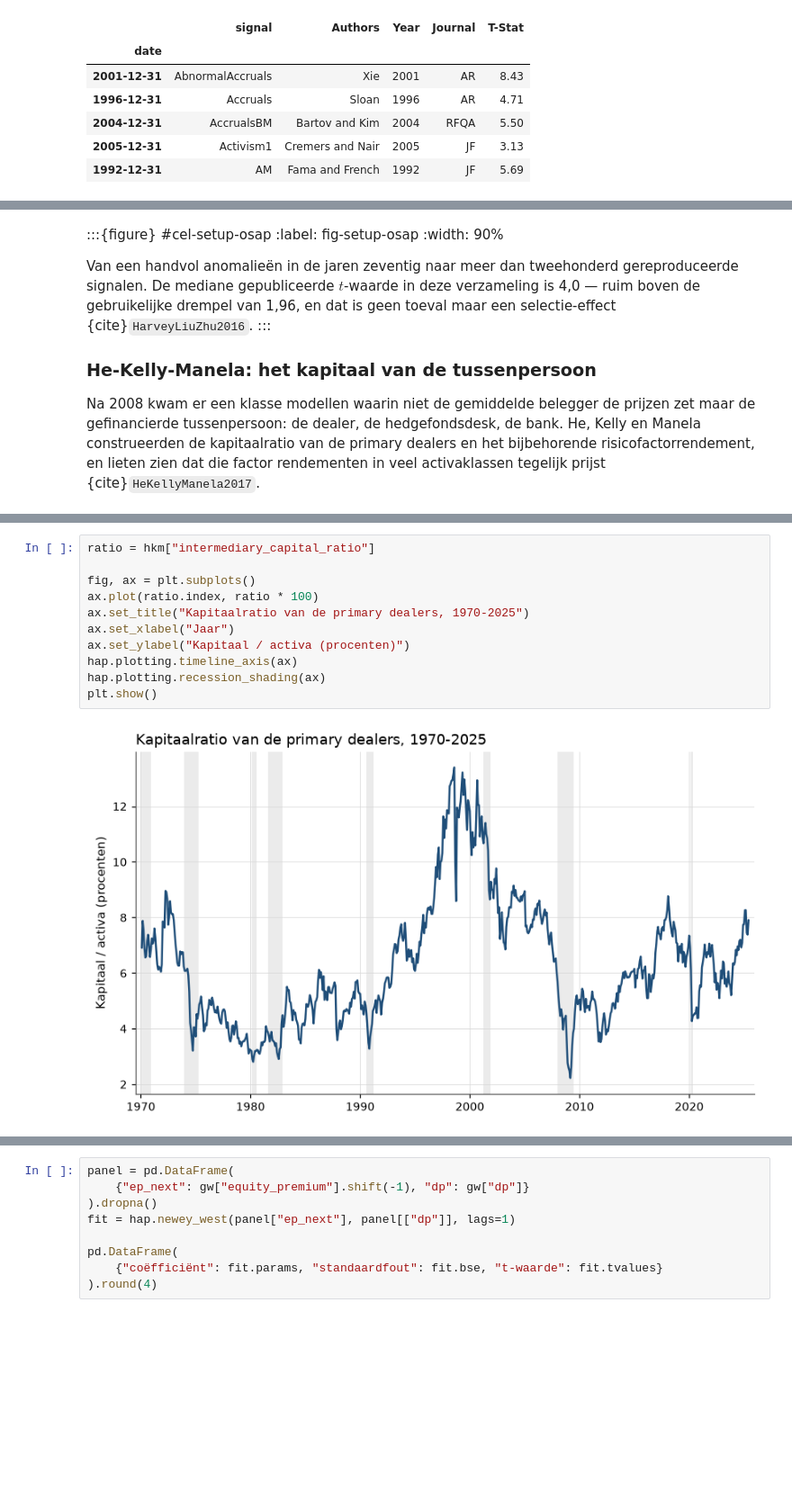
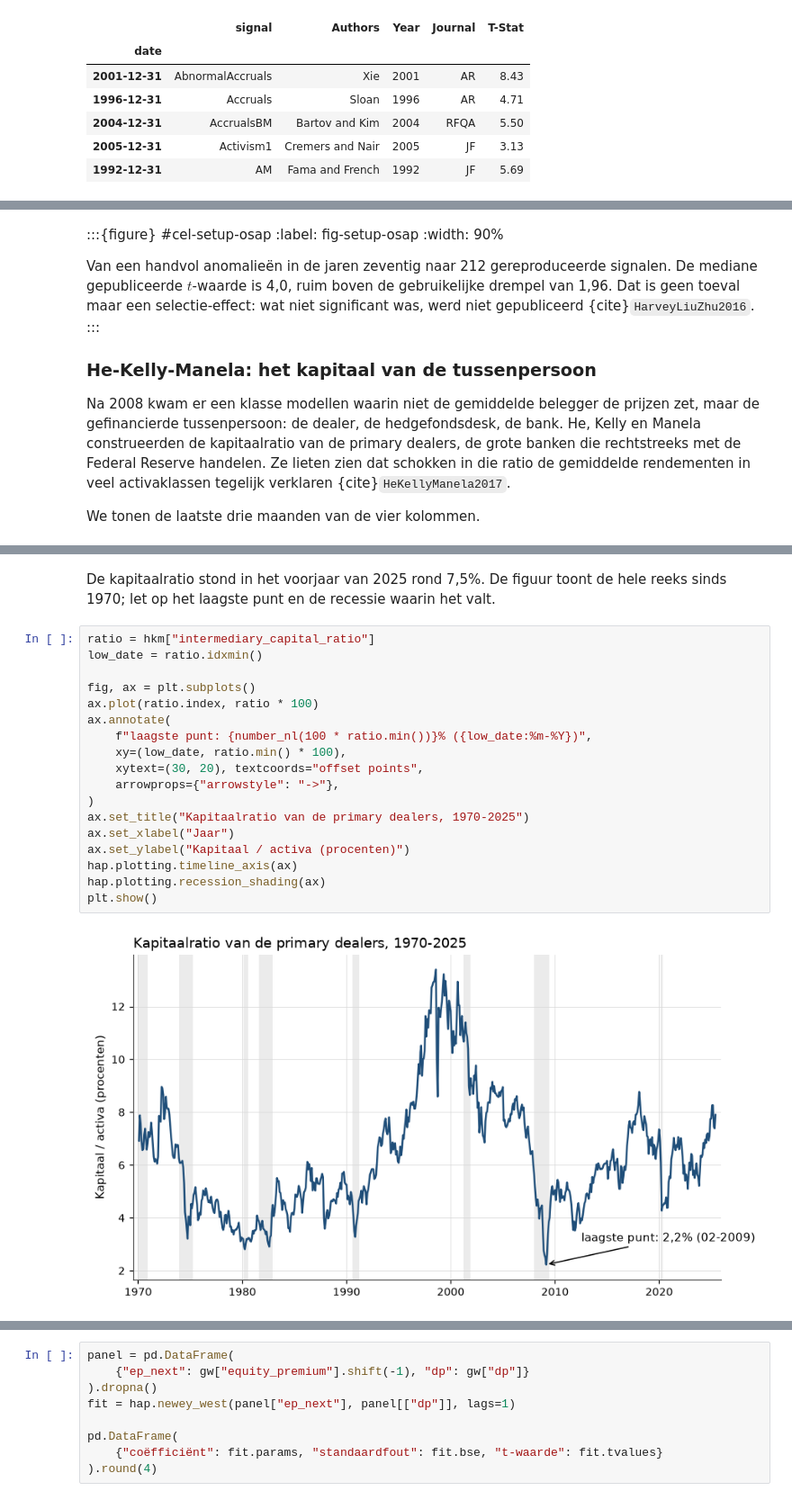
Before and after one commit to MaartenN14/history-asset-pricing, a Jupyter notebook: lectures/00_00_setup.ipynb, the cells around one changed output, grey strips where cells are left out. Shown at 90% size. Drawn from its saved outputs; the diff is of its cells as text; blank space fills up the shorter version.

```diff
--- a/lectures/00_00_setup.ipynb
+++ b/lectures/00_00_setup.ipynb
@@ -488,20 +577,22 @@ plt.show()
 :label: fig-setup-osap
 :width: 90%
 
-Van een handvol anomalieën in de jaren zeventig naar meer dan tweehonderd
-gereproduceerde signalen. De mediane gepubliceerde $t$-waarde in deze
-verzameling is 4,0 — ruim boven de gebruikelijke drempel van 1,96, en dat is
-geen toeval maar een selectie-effect {cite}`HarveyLiuZhu2016`.
+Van een handvol anomalieën in de jaren zeventig naar 212 gereproduceerde
+signalen. De mediane gepubliceerde $t$-waarde is 4,0, ruim boven de gebruikelijke
+drempel van 1,96. Dat is geen toeval maar een selectie-effect: wat niet
+significant was, werd niet gepubliceerd {cite}`HarveyLiuZhu2016`.
 :::
 
 ### He-Kelly-Manela: het kapitaal van de tussenpersoon
 
-Na 2008 kwam er een klasse modellen waarin niet de gemiddelde belegger de
-prijzen zet maar de gefinancierde tussenpersoon: de dealer, de hedgefondsdesk,
-de bank. He, Kelly en Manela construeerden de kapitaalratio van de primary
-dealers en het bijbehorende risicofactorrendement, en lieten zien dat die
-factor rendementen in veel activaklassen tegelijk prijst
-{cite}`HeKellyManela2017`.
+Na 2008 kwam er een klasse modellen waarin niet de gemiddelde belegger de prijzen
+zet, maar de gefinancierde tussenpersoon: de dealer, de hedgefondsdesk, de bank.
+He, Kelly en Manela construeerden de kapitaalratio van de primary dealers, de
+grote banken die rechtstreeks met de Federal Reserve handelen. Ze lieten zien dat
+schokken in die ratio de gemiddelde rendementen in veel activaklassen tegelijk
+verklaren {cite}`HeKellyManela2017`.
+
+We tonen de laatste drie maanden van de vier kolommen.
 # %%
 hkm = hap_data.hkm("monthly")
 hkm.tail(3).round(4)
@@ -511,19 +602,29 @@ hkm.tail(3).round(4)
 | 2025-03-31 | 0.0745 | -0.0944 | -0.0661 | 180.2846 |
 | 2025-04-30 | 0.0739 | -0.0051 | -0.0092 | 183.3444 |
 | 2025-05-31 | 0.0791 | 0.0742 | 0.0833 | 159.8318 |
+# %% [markdown]
+De kapitaalratio stond in het voorjaar van 2025 rond 7,5%. De figuur toont de hele
+reeks sinds 1970; let op het laagste punt en de recessie waarin het valt.
 # %%
 ratio = hkm["intermediary_capital_ratio"]
+low_date = ratio.idxmin()
 
 fig, ax = plt.subplots()
 ax.plot(ratio.index, ratio * 100)
+ax.annotate(
+    f"laagste punt: {number_nl(100 * ratio.min())}% ({low_date:%m-%Y})",
+    xy=(low_date, ratio.min() * 100),
+    xytext=(30, 20), textcoords="offset points",
+    arrowprops={"arrowstyle": "->"},
+)
 ax.set_title("Kapitaalratio van de primary dealers, 1970-2025")
 ax.set_xlabel("Jaar")
 ax.set_ylabel("Kapitaal / activa (procenten)")
 hap.plotting.timeline_axis(ax)
 hap.plotting.recession_shading(ax)
 plt.show()
 # %% [output]
-[figure, old version]
+[figure, new version]
 # %% [markdown]
 :::{figure} #cel-setup-hkm
 :label: fig-setup-hkm
```
Also changed, not shown: parts of 48 cells of this notebook, 5 other files.
